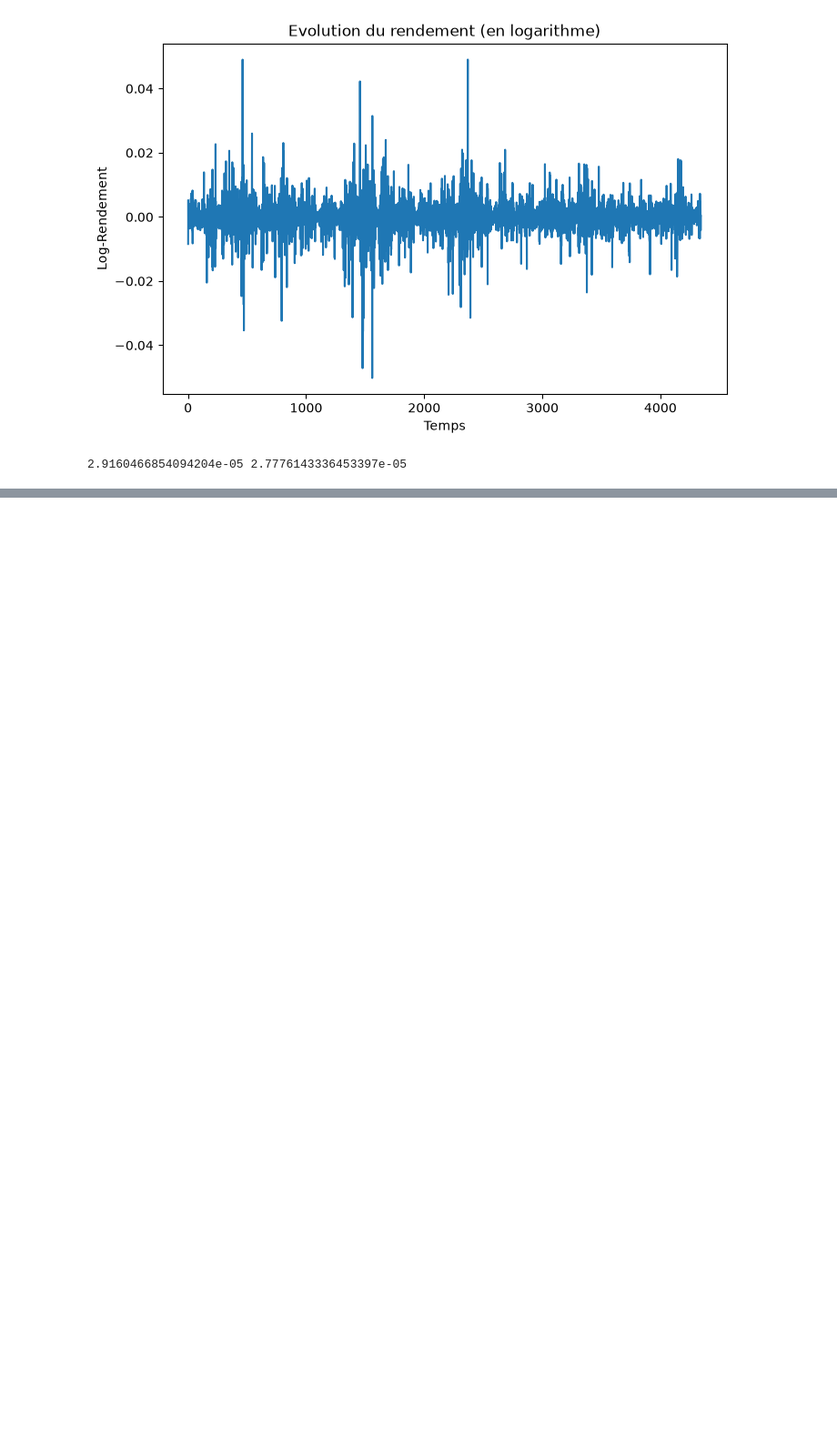
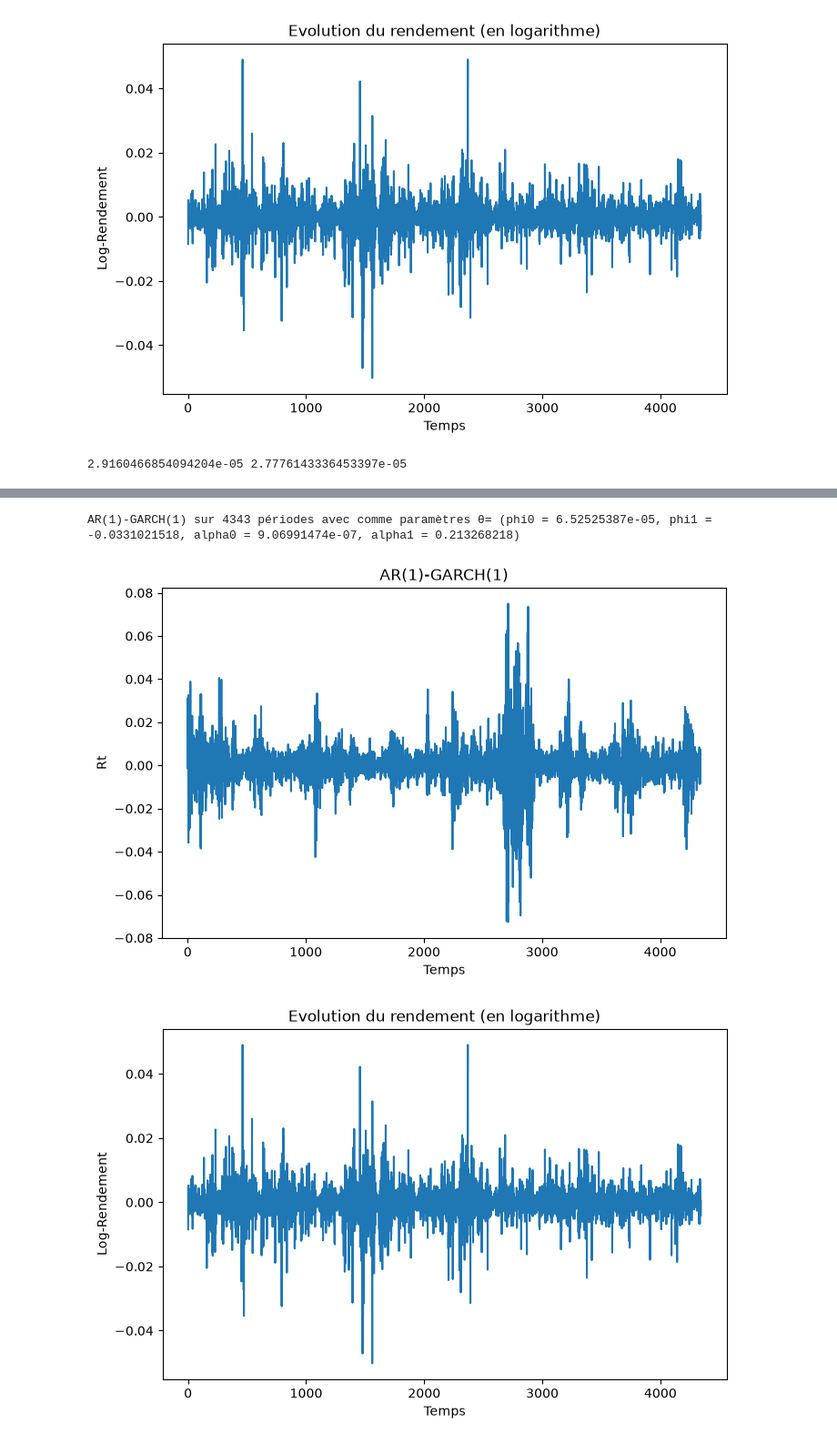
Before and after one commit to Maxime-Skryma/Spread_Crypto, a Jupyter notebook: Crypto_VECM.ipynb, the cells around one changed output, grey strips where cells are left out. Shown at 91% size. Cells and saved outputs as stored; diff of their text form; code cells hidden in the pictures; blank space fills up the shorter version.

```diff
--- a/Crypto_VECM.ipynb
+++ b/Crypto_VECM.ipynb
@@ -152,0 +162,17 @@ opti_AR_GARCH(log_vraisemblance_GARCH,parametres_initiaux,actif)
+# %%
+n=prices['Δ_log_BTC'].count()
+
+[phi0,phi1,alpha0,alpha1,beta0]=[6.52525387e-05, -3.31021518e-02, 9.06991474e-07, 2.13268218e-01,7.86240606e-01]
+
+AR_GARCH(n,phi0,phi1,alpha0,alpha1,beta0)
+
+plt.figure(figsize=(8, 5))
+plt.plot(prices['Δ_log_BTC'])
+plt.title('Evolution du rendement (en logarithme)')
+plt.xlabel('Temps')
+plt.ylabel('Log-Rendement')
+plt.show()
+# %% [output]
+AR(1)-GARCH(1) sur 4343 périodes avec comme paramètres θ= (phi0 = 6.52525387e-05, phi1 = -0.0331021518, alpha0 = 9.06991474e-07, alpha1 = 0.213268218)
+[figure, added]
+[figure, added]
```
Also changed, not shown: parts of 1 cell of this notebook.
